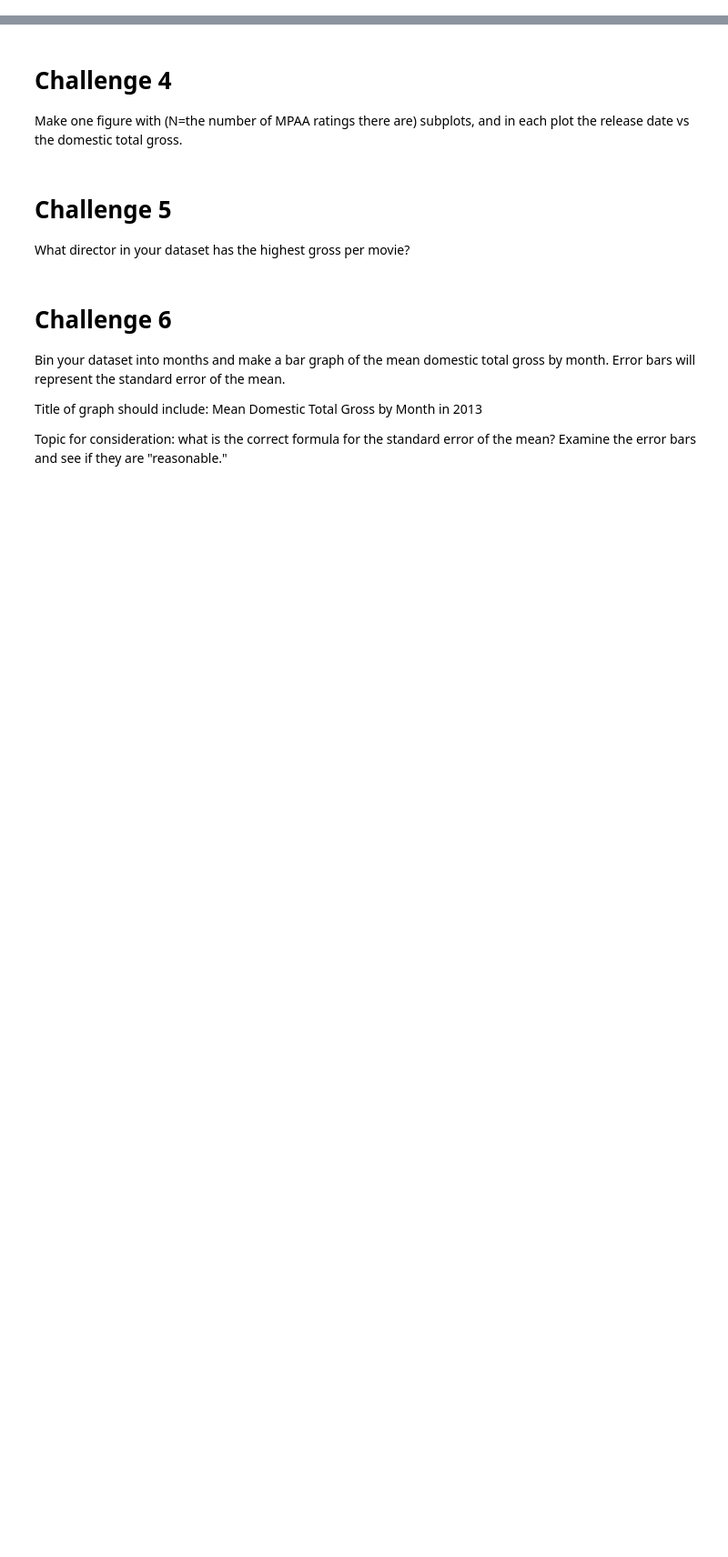
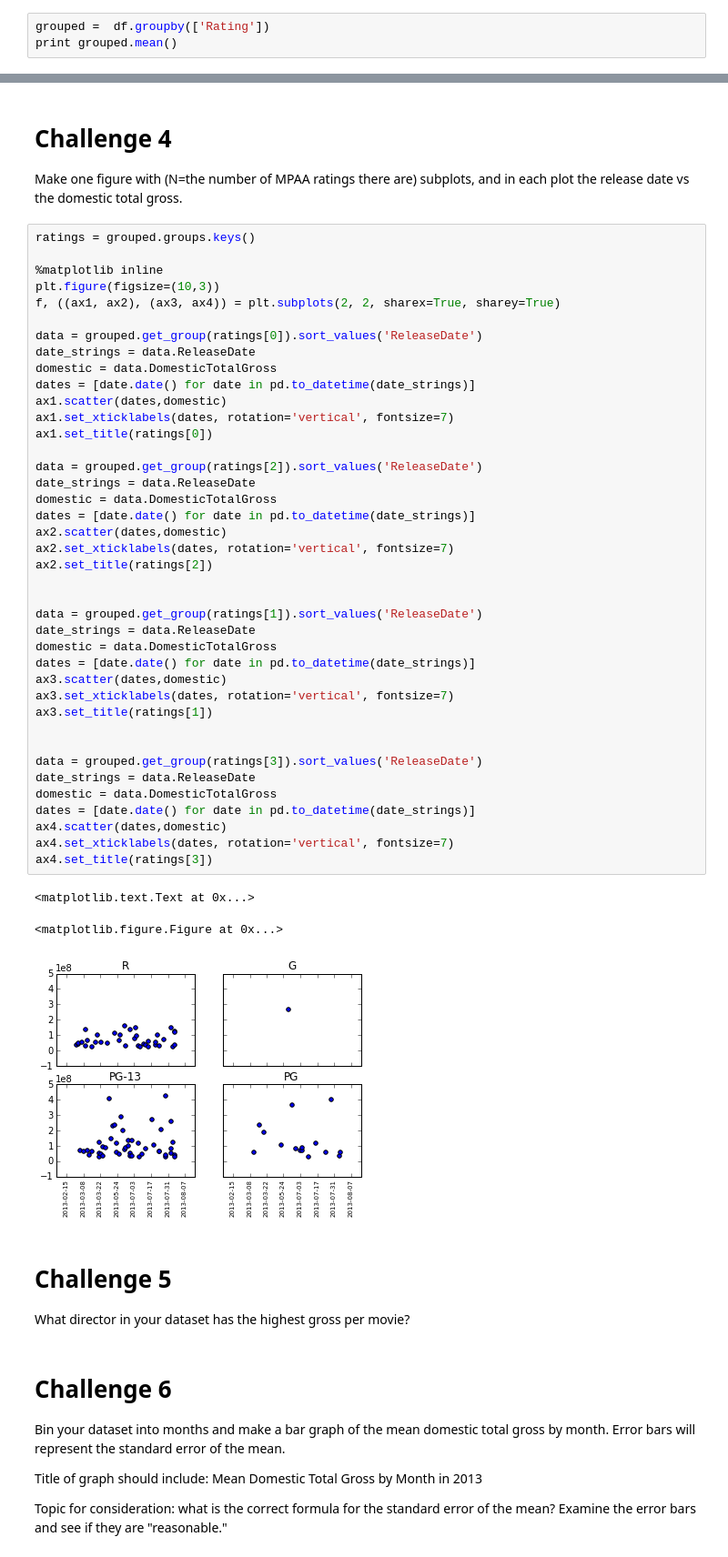
Before and after one commit to jstnstwrt/box-office-data-analysis, a Jupyter notebook: box_office_data_analysis.ipynb, the cells around one changed output, grey strips where cells are left out. Shown at 91% size. Saved outputs shown, nothing was run; the diff lists cells and outputs as text; blank space fills up the shorter version.

Commit message:
added ploting capabilities after grouping by rating

```diff
--- a/box_office_data_analysis.ipynb
+++ b/box_office_data_analysis.ipynb
@@ -54,3 +54,6 @@ plt.scatter(df.Runtime,df.DomesticTotalGross)
 # Challenge 3
 
 Group your data by Rating and find the average runtime and domestic total gross at each level of Rating.
+# %%
+grouped =  df.groupby(['Rating'])
+print grouped.mean()
@@ -58,6 +68,50 @@ Group your data by Rating and find the average runtime and domestic total gross
 # Challenge 4
 
 Make one figure with (N=the number of MPAA ratings there are) subplots, and in each plot the release date vs the domestic total gross.
+# %%
+ratings = grouped.groups.keys()
+
+%matplotlib inline
+plt.figure(figsize=(10,3))
+f, ((ax1, ax2), (ax3, ax4)) = plt.subplots(2, 2, sharex=True, sharey=True)
+
+data = grouped.get_group(ratings[0]).sort_values('ReleaseDate')
+date_strings = data.ReleaseDate
+domestic = data.DomesticTotalGross
+dates = [date.date() for date in pd.to_datetime(date_strings)]
+ax1.scatter(dates,domestic)
+ax1.set_xticklabels(dates, rotation='vertical', fontsize=7)
+ax1.set_title(ratings[0])
+
+data = grouped.get_group(ratings[2]).sort_values('ReleaseDate')
+date_strings = data.ReleaseDate
+domestic = data.DomesticTotalGross
+dates = [date.date() for date in pd.to_datetime(date_strings)]
+ax2.scatter(dates,domestic)
+ax2.set_xticklabels(dates, rotation='vertical', fontsize=7)
+ax2.set_title(ratings[2])
+
+
+data = grouped.get_group(ratings[1]).sort_values('ReleaseDate')
+date_strings = data.ReleaseDate
+domestic = data.DomesticTotalGross
+dates = [date.date() for date in pd.to_datetime(date_strings)]
+ax3.scatter(dates,domestic)
+ax3.set_xticklabels(dates, rotation='vertical', fontsize=7)
+ax3.set_title(ratings[1])
+
+
+data = grouped.get_group(ratings[3]).sort_values('ReleaseDate')
+date_strings = data.ReleaseDate
+domestic = data.DomesticTotalGross
+dates = [date.date() for date in pd.to_datetime(date_strings)]
+ax4.scatter(dates,domestic)
+ax4.set_xticklabels(dates, rotation='vertical', fontsize=7)
+ax4.set_title(ratings[3])
+# %% [output]
+<matplotlib.text.Text at 0x...>
+<matplotlib.figure.Figure at 0x...>
+[figure, added]
 # %% [markdown]
 # Challenge 5
 
```
Also changed, not shown: parts of 1 cell of this notebook.
